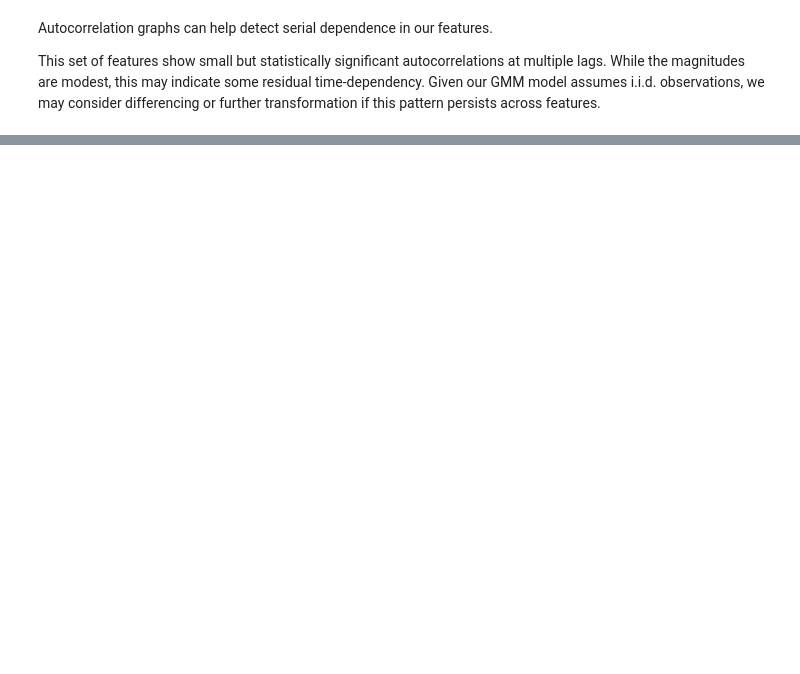
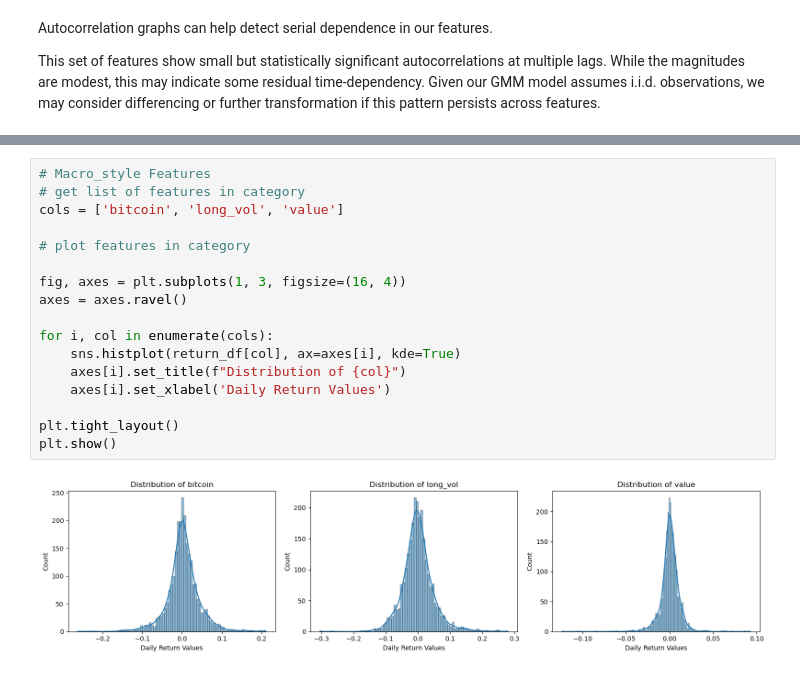
Before and after one commit to jennycpark-ucb/mids-w207-foursigma, a Jupyter notebook: data/eda_jenny.ipynb, the cells around one changed output, grey strips where cells are left out. Drawn from its saved outputs; the diff is of its cells as text; blank space fills up the shorter version.

```diff
--- a/data/eda_jenny.ipynb
+++ b/data/eda_jenny.ipynb
@@ -169,0 +197,19 @@ This set of features show small but statistically significant autocorrelations a
+# %%
+# Macro_style Features
+# get list of features in category
+cols = ['bitcoin', 'long_vol', 'value']
+
+# plot features in category
+
+fig, axes = plt.subplots(1, 3, figsize=(16, 4))
+axes = axes.ravel()
+
+for i, col in enumerate(cols):
+    sns.histplot(return_df[col], ax=axes[i], kde=True)
+    axes[i].set_title(f"Distribution of {col}")
+    axes[i].set_xlabel('Daily Return Values')
+
+plt.tight_layout()
+plt.show()
+# %% [output]
+[figure, added]
```
Also changed, not shown: parts of 4 cells of this notebook.
